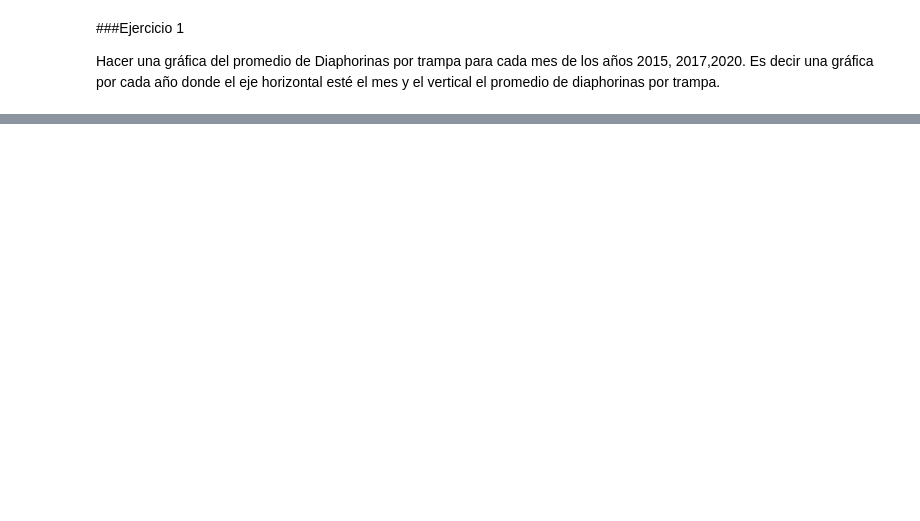
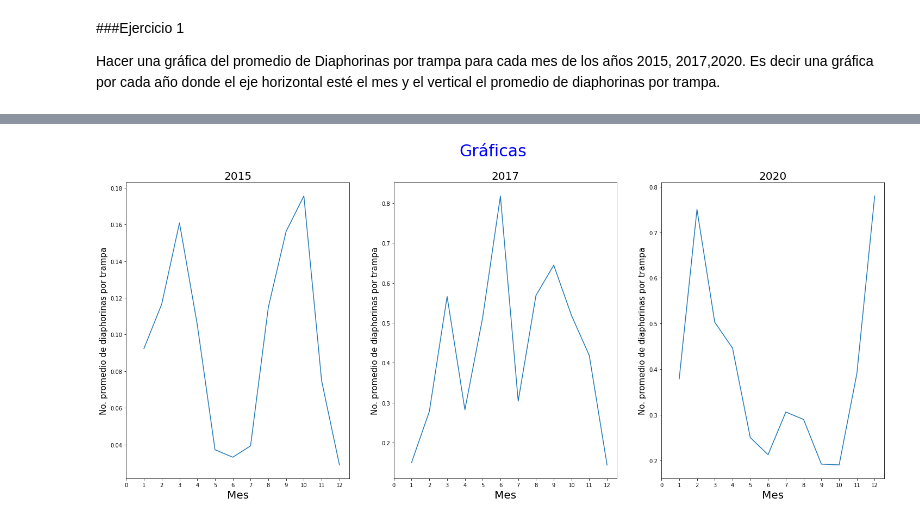
Before and after one commit to HilbertN/Analisis_de_datos_Tareas, a Jupyter notebook: tarea1.ipynb, the cells around one changed output, grey strips where cells are left out. Drawn from its saved outputs; the diff is of its cells as text; code cells hidden in the pictures; blank space fills up the shorter version.

```diff
--- a/tarea1.ipynb
+++ b/tarea1.ipynb
@@ -51,0 +36,8 @@ plt.show()
+# %%
+bdc=bd.copy()
+bd1c=bd1.copy()
+bd2c=bd2.copy()
+# %%
+bdc.dropna(subset=['No_DiaphorinasXtrampa'],inplace=True)
+bd1c.dropna(subset=['No_DiaphorinasXtrampa'],inplace=True)
+bd2c.dropna(subset=['DiaphorinaXTrampa'],inplace=True)
@@ -51,0 +74,32 @@ plt.show()
+# %%
+g1=bdc.groupby(by='Mes')[bdc.columns.values[12]].mean()
+g2=bd1c.groupby(by='Mes')[bd1c.columns.values[12]].mean()
+g3=bd2c.groupby(by='Mes')[bd2c.columns.values[13]].mean()
+
+fig, (ax1,ax2,ax3)= plt.subplots(1,3,figsize=(25,10))
+
+fig.suptitle('Gráficas',fontsize=30,color='blue')
+
+ax1.plot(g1.index,g1.values)
+ax1.set_title('2015',fontsize=20)
+ax1.set_xlabel("Mes",fontsize=20)
+ax1.set_ylabel("No. promedio de diaphorinas por trampa",fontsize=15)
+ax1.set_xticks(range(0, 13))
+
+ax2.plot(g2)
+ax2.set_title('2017',fontsize=20)
+ax2.set_xticks(range(0, 13))
+ax2.set_xlabel("Mes",fontsize=20)
+ax2.set_ylabel("No. promedio de diaphorinas por trampa",fontsize=15)
+
+ax3.plot(g3)
+ax3.set_title('2020',fontsize=20)
+ax3.set_xticks(range(0, 13))
+ax3.set_xlabel("Mes",fontsize=20)
+ax3.set_ylabel("No. promedio de diaphorinas por trampa",fontsize=15)
+
+
+
+plt.show()
+# %% [output]
+[figure, added]
```
Also changed, not shown: parts of 11 cells of this notebook.
